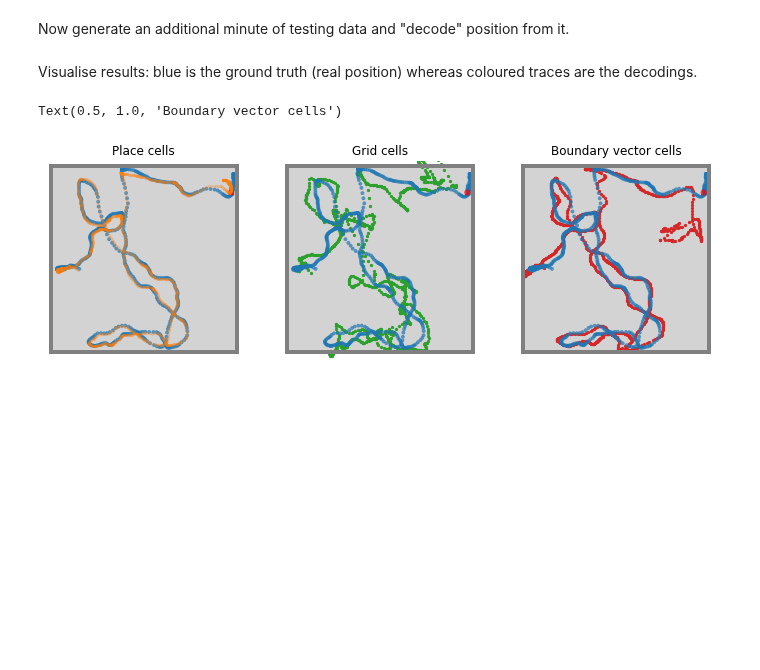
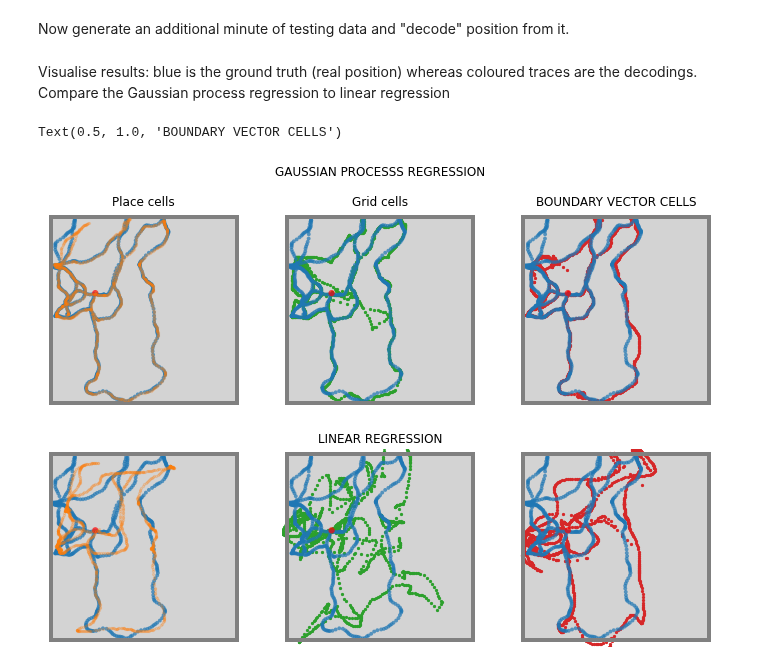
Before and after one commit to RatInABox-Lab/RatInABox, a Jupyter notebook: demos/decoding_position_example.ipynb, the cells around one changed output. Saved outputs shown, nothing was run; the diff lists cells and outputs as text; code cells hidden in the pictures; blank space fills up the shorter version.

Commit message:
decoding example

```diff
--- a/demos/decoding_position_example.ipynb
+++ b/demos/decoding_position_example.ipynb
@@ -63,9 +66,10 @@ Env = Environment()
 Ag = Agent(Env)
 Ag.dt = 50e-3
 
-PCs = PlaceCells(Ag,params={'n':50,'color':'C1'})
-GCs = GridCells(Ag,params={'n':50,'color':'C2','gridscale':0.7},)
-BVCs = BoundaryVectorCells(Ag,params={'n':50,'color':'C3'})
+
+PCs = PlaceCells(Ag,params={'n':20,'color':'C1'})
+GCs = GridCells(Ag,params={'n':20,'color':'C2','gridscale':0.7},)
+BVCs = BoundaryVectorCells(Ag,params={'n':20,'color':'C3'})
 # %% [markdown]
 Generate training data (5 minutes of random exploration)...
 # %%
@@ -103,24 +113,31 @@ for i in tqdm(range(int(60/Ag.dt))):
     GCs.update()
     BVCs.update()
 
-t, pos_PCs = decode_position(PCs,t_start=Ag.t-60)
-t, pos_GCs = decode_position(GCs,t_start=Ag.t-60)
-t, pos_BVCs = decode_position(BVCs,t_start=Ag.t-60)
+t, pos_PCs_GP, pos_PCs_LR = decode_position(PCs,t_start=Ag.t-60)
+t, pos_GCs_GP, pos_GCs_LR = decode_position(GCs,t_start=Ag.t-60)
+t, pos_BVCs_GP, pos_BVCs_LR = decode_position(BVCs,t_start=Ag.t-60)
 # %% [markdown]
-Visualise results: blue is the ground truth (real position) whereas coloured traces are the decodings.
+Visualise results: blue is the ground truth (real position) whereas coloured traces are the decodings. Compare the Gaussian process regression to linear regression
 # %%
-fig, ax = plt.subplots(1,3,figsize=(12,4))
-Ag.plot_trajectory(t_start=Ag.t-60,fig=fig, ax=ax[0])
-ax[0].scatter(pos_PCs[:,0],pos_PCs[:,1],s=5,c='C1',alpha=0.2,zorder=3.1)
-ax[0].set_title("Place cells")
+fig, ax = plt.subplots(2,3,figsize=(12,8))
+Ag.plot_trajectory(t_start=Ag.t-60,fig=fig, ax=ax[0,0])
+ax[0,0].scatter(pos_PCs_GP[:,0],pos_PCs_GP[:,1],s=5,c='C1',alpha=0.2,zorder=3.1)
+Ag.plot_trajectory(t_start=Ag.t-60,fig=fig, ax=ax[1,0])
+ax[1,0].scatter(pos_PCs_LR[:,0],pos_PCs_LR[:,1],s=5,c='C1',alpha=0.2,zorder=3.1)
+ax[0,0].set_title("Place cells")
 
-Ag.plot_trajectory(t_start=Ag.t-60,fig=fig, ax=ax[1])
-ax[1].scatter(pos_GCs[:,0],pos_GCs[:,1],s=5,c='C2',alpha=1)
-ax[1].set_title("Grid cells")
+Ag.plot_trajectory(t_start=Ag.t-60,fig=fig, ax=ax[0,1])
+ax[0,1].scatter(pos_GCs_GP[:,0],pos_GCs_GP[:,1],s=5,c='C2',alpha=1)
+Ag.plot_trajectory(t_start=Ag.t-60,fig=fig, ax=ax[1,1])
+ax[1,1].scatter(pos_GCs_LR[:,0],pos_GCs_LR[:,1],s=5,c='C2',alpha=1)
+ax[0,1].set_title("GAUSSIAN PROCESSS REGRESSION\n\nGrid cells")
+ax[1,1].set_title("LINEAR REGRESSION")
 
-Ag.plot_trajectory(t_start=Ag.t-60,fig=fig, ax=ax[2])
-ax[2].scatter(pos_BVCs[:,0],pos_BVCs[:,1],s=5,c='C3',alpha=1)
-ax[2].set_title("Boundary vector cells")
+Ag.plot_trajectory(t_start=Ag.t-60,fig=fig, ax=ax[0,2])
+ax[0,2].scatter(pos_BVCs_GP[:,0],pos_BVCs_GP[:,1],s=5,c='C3',alpha=1)
+Ag.plot_trajectory(t_start=Ag.t-60,fig=fig, ax=ax[1,2])
+ax[1,2].scatter(pos_BVCs_LR[:,0],pos_BVCs_LR[:,1],s=5,c='C3',alpha=1)
+ax[0,2].set_title("BOUNDARY VECTOR CELLS")
 # %% [output]
-Text(0.5, 1.0, 'Boundary vector cells')
+Text(0.5, 1.0, 'BOUNDARY VECTOR CELLS')
-[figure, old version]
+[figure, new version]
```
Also changed, not shown: parts of 7 cells of this notebook.
